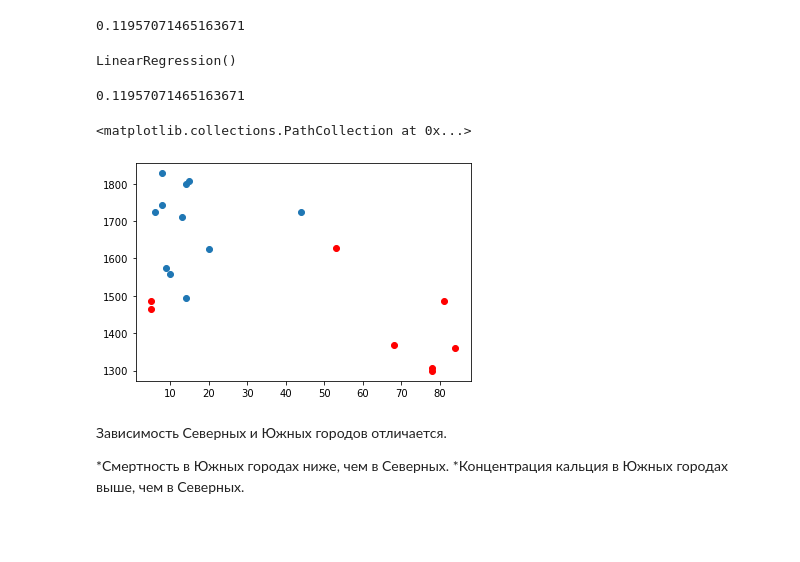
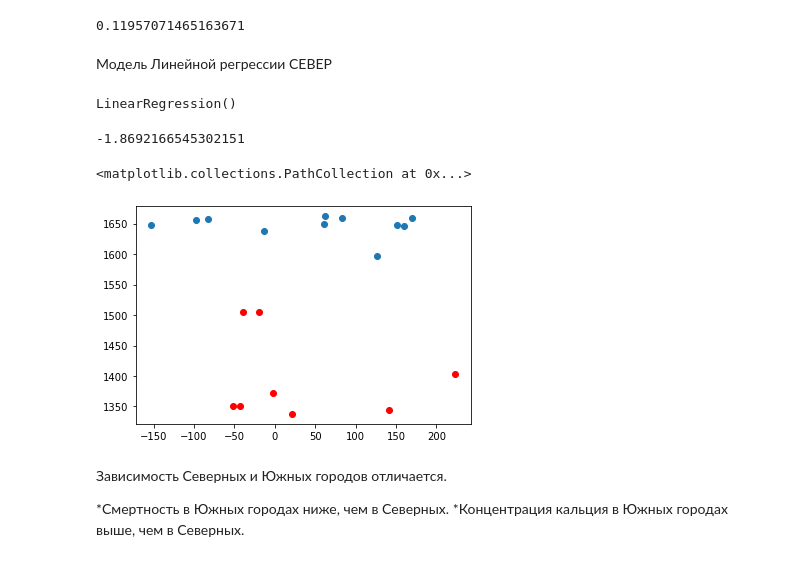
Before and after one commit to Yaroslavk93/Data-science, a Jupyter notebook: Pandas/Сorrelation.ipynb, the cells around one changed output. Cells and saved outputs as stored; diff of their text form; code cells hidden in the pictures; blank space fills up the shorter version.

```diff
--- a/Pandas/Сorrelation.ipynb
+++ b/Pandas/Сorrelation.ipynb
@@ -121,25 +125,31 @@ model2 = LinearRegression()
 model2.fit(Xs_train, ys_train)
 # %% [output]
 LinearRegression()
+# %%
+ys_predict = model2.predict(Xs_test)
 # %%
 model2.score(Xs_test, ys_test)
 # %% [output]
 0.11957071465163671
+# %% [markdown]
+Модель Линейной регрессии СЕВЕР
 # %%
 model3 = LinearRegression()
-model3.fit(Xs_train, ys_train)
+model3.fit(Xn_train, yn_train)
 # %% [output]
 LinearRegression()
+# %%
+yn_predict = model3.predict(Xn_test)
 # %%
 model3.score(Xs_test, ys_test)
 # %% [output]
-0.11957071465163671
+-1.8692166545302151
 # %%
-plt.scatter(Xs_test, ys_test, color='red')
-plt.scatter(Xn_test, yn_test)
+plt.scatter(ys_test - ys_predict, ys_predict, color='red')
+plt.scatter(yn_test - yn_predict, yn_predict)
 # %% [output]
 <matplotlib.collections.PathCollection at 0x...>
-[figure, old version]
+[figure, new version]
 # %% [markdown]
 Зависимость Северных и Южных городов отличается.
 
```
Also changed, not shown: parts of 3 cells of this notebook.
